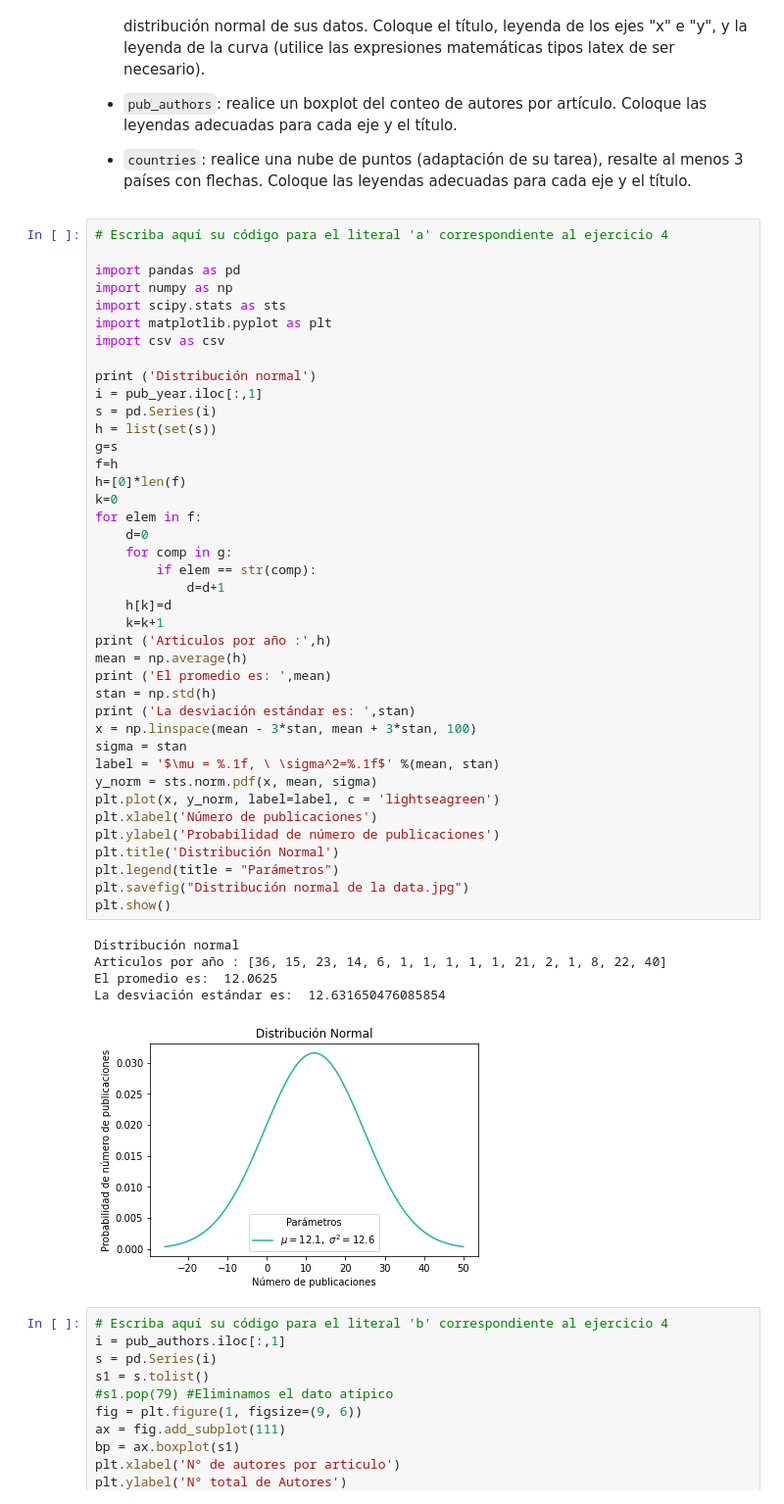
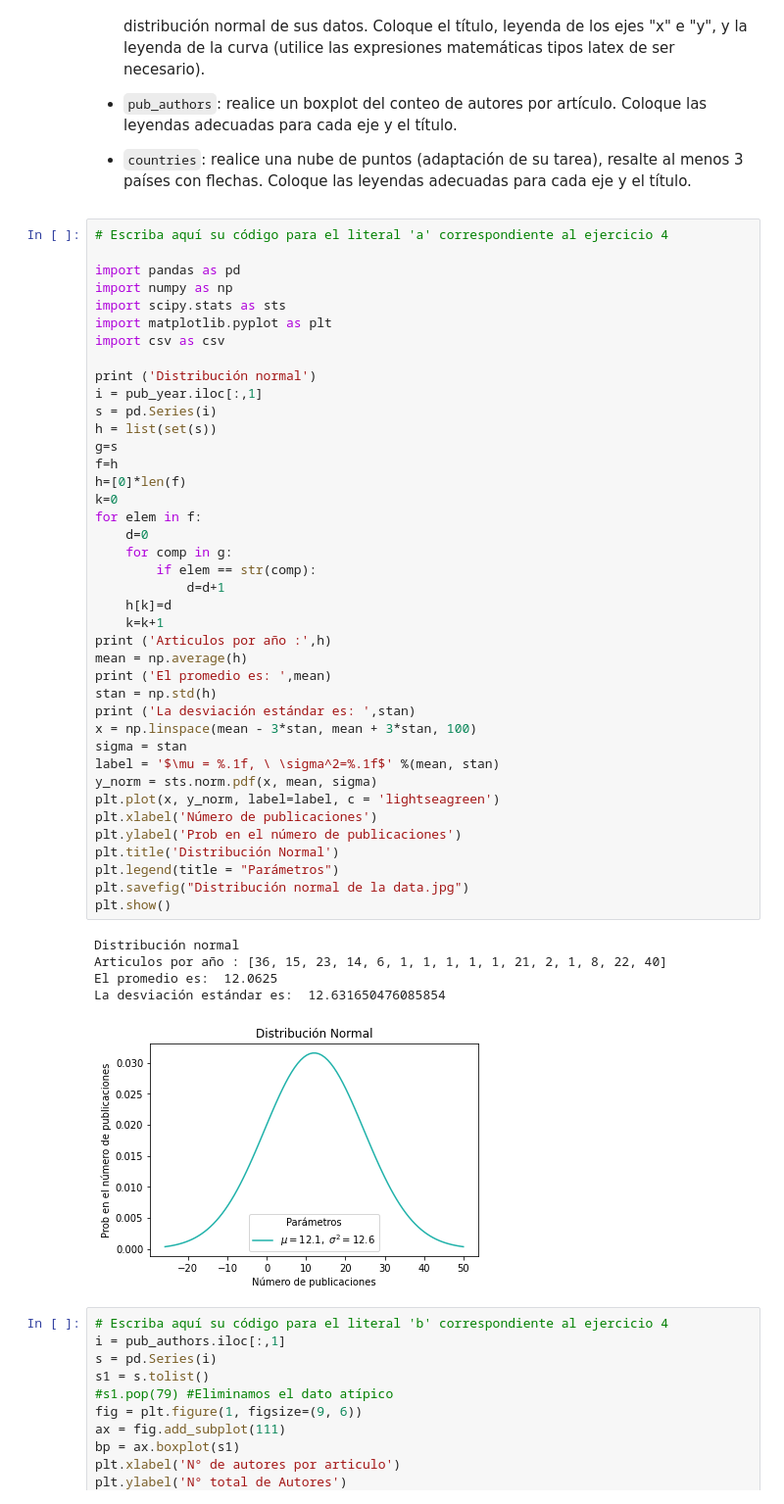
Before and after one commit to Rodrigo-190/2021II_GBI6_Examen-Python, a Jupyter notebook: 2021II_GBI6_ExamenParcialPython-checkpoint.ipynb, the cells around one changed output. Shown at 98% size. Saved outputs shown, nothing was run; the diff lists cells and outputs as text.

```diff
--- a/2021II_GBI6_ExamenParcialPython-checkpoint.ipynb
+++ b/2021II_GBI6_ExamenParcialPython-checkpoint.ipynb
@@ -160,35 +160,35 @@ g=s
 f=h
 h=[0]*len(f)
 k=0
 for elem in f:
     d=0
     for comp in g:
         if elem == str(comp):
             d=d+1
     h[k]=d
     k=k+1
 print ('Articulos por año :',h)
 mean = np.average(h)
 print ('El promedio es: ',mean)
 stan = np.std(h)
 print ('La desviación estándar es: ',stan)
 x = np.linspace(mean - 3*stan, mean + 3*stan, 100)
 sigma = stan
 label = '$\mu = %.1f, \ \sigma^2=%.1f$' %(mean, stan)
 y_norm = sts.norm.pdf(x, mean, sigma)
 plt.plot(x, y_norm, label=label, c = 'lightseagreen')
 plt.xlabel('Número de publicaciones')
-plt.ylabel('Probabilidad de número de publicaciones')
+plt.ylabel('Prob en el número de publicaciones')
 plt.title('Distribución Normal')
 plt.legend(title = "Parámetros")
 plt.savefig("Distribución normal de la data.jpg")
 plt.show()
 # %% [output]
 Distribución normal
 Articulos por año : [36, 15, 23, 14, 6, 1, 1, 1, 1, 1, 21, 2, 1, 8, 22, 40]
 El promedio es:  12.0625
 La desviación estándar es:  12.631650476085854
-[figure, old version]
+[figure, new version]
 # %%
 # Escriba aquí su código para el literal 'b' correspondiente al ejercicio 4
 i = pub_authors.iloc[:,1]
```
Also changed, not shown: parts of 2 cells of this notebook, 1 other file.
